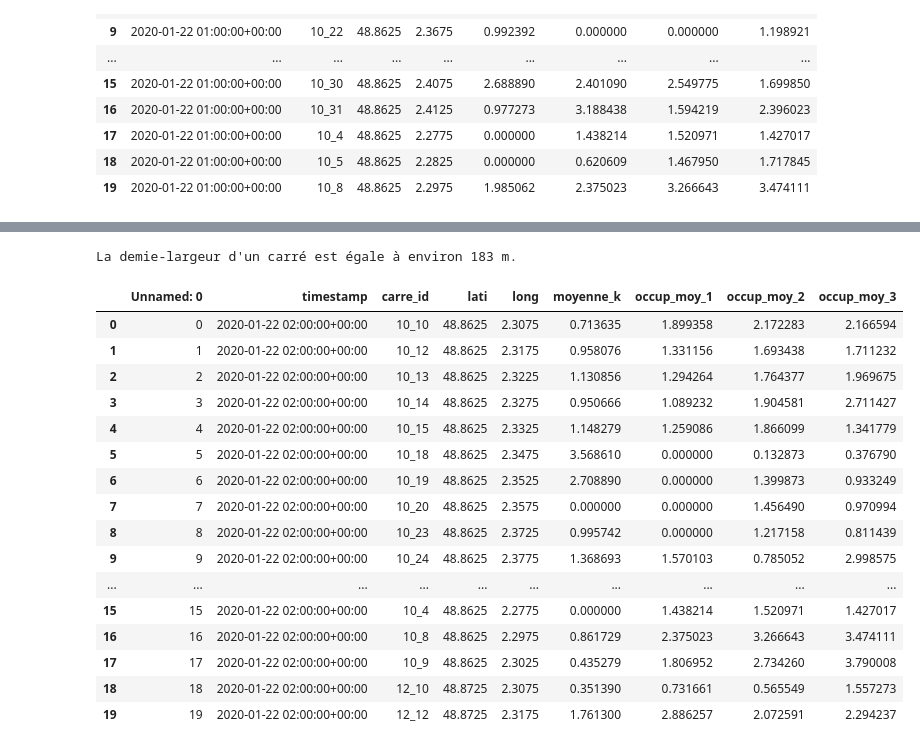
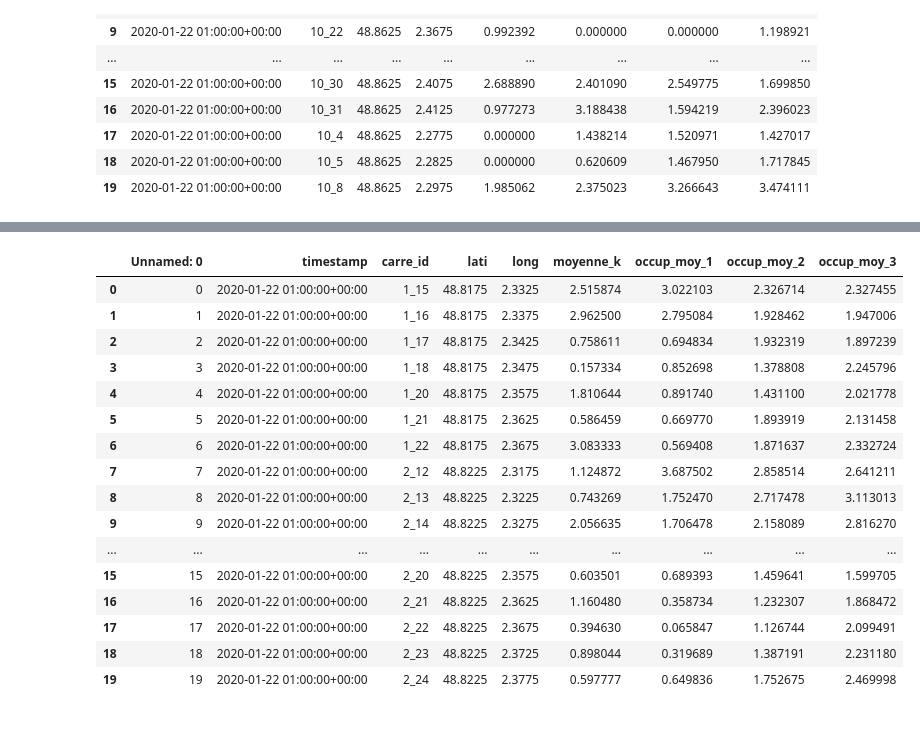
Before and after one commit to dantruski/Projet-Python-DS-Belib, a Jupyter notebook: main.ipynb, the cells around one changed output, grey strips where cells are left out. Saved outputs shown, nothing was run; the diff lists cells and outputs as text; code cells hidden in the pictures.

```diff
--- a/main.ipynb
+++ b/main.ipynb
@@ -396,13 +388,0 @@ où $distance_i$ est la distance du centre du carré à la $i$ème station la pl
-# %%
-def haversine(lat1, lon1, lat2, lon2): #distance de Haversine, pour calculer la distance entre 2 points dont on connaît les coordonnées géographiques.
-    R = 6371  # Rayon de la Terre en kilomètres
-    dlat = np.radians(lat2 - lat1)
-    dlon = np.radians(lon2 - lon1)
-    a = np.sin(dlat / 2) ** 2 + np.cos(np.radians(lat1)) * np.cos(np.radians(lat2)) * np.sin(dlon / 2) ** 2
-    c = 2 * np.atan2(np.sqrt(a), np.sqrt(1 - a))
-    return R * c
-
-l_carre = haversine (48.8225,2.3725,48.8225,2.375)
-print('La demie-largeur d\'un carré est égale à environ {} m.'.format(int(l_carre*1000)))
-# %% [output]
-La demie-largeur d'un carré est égale à environ 183 m.
@@ -413,24 +389,24 @@ df_neighbors['occup_moy_1']=df_neighbors['taux_occup_closest_1']*(df_neighbors['
 # %%
-df_final=pd.read_csv('k_et_occup_carre.csv')
+df_final=pd.read_csv('csv/Final.csv')
 df_final.head(20)
 # %% [output]
 |  | Unnamed: 0 | timestamp | carre_id | lati | long | moyenne_k | occup_moy_1 | occup_moy_2 | occup_moy_3 |
-| 0 | 0 | 2020-01-22 02:00:00+00:00 | 10_10 | 48.8625 | 2.3075 | 0.713635 | 1.899358 | 2.172283 | 2.166594 |
-| 1 | 1 | 2020-01-22 02:00:00+00:00 | 10_12 | 48.8625 | 2.3175 | 0.958076 | 1.331156 | 1.693438 | 1.711232 |
-| 2 | 2 | 2020-01-22 02:00:00+00:00 | 10_13 | 48.8625 | 2.3225 | 1.130856 | 1.294264 | 1.764377 | 1.969675 |
-| 3 | 3 | 2020-01-22 02:00:00+00:00 | 10_14 | 48.8625 | 2.3275 | 0.950666 | 1.089232 | 1.904581 | 2.711427 |
-| 4 | 4 | 2020-01-22 02:00:00+00:00 | 10_15 | 48.8625 | 2.3325 | 1.148279 | 1.259086 | 1.866099 | 1.341779 |
-| 5 | 5 | 2020-01-22 02:00:00+00:00 | 10_18 | 48.8625 | 2.3475 | 3.568610 | 0.000000 | 0.132873 | 0.376790 |
-| 6 | 6 | 2020-01-22 02:00:00+00:00 | 10_19 | 48.8625 | 2.3525 | 2.708890 | 0.000000 | 1.399873 | 0.933249 |
-| 7 | 7 | 2020-01-22 02:00:00+00:00 | 10_20 | 48.8625 | 2.3575 | 0.000000 | 0.000000 | 1.456490 | 0.970994 |
-| 8 | 8 | 2020-01-22 02:00:00+00:00 | 10_23 | 48.8625 | 2.3725 | 0.995742 | 0.000000 | 1.217158 | 0.811439 |
-| 9 | 9 | 2020-01-22 02:00:00+00:00 | 10_24 | 48.8625 | 2.3775 | 1.368693 | 1.570103 | 0.785052 | 2.998575 |
+| 0 | 0 | 2020-01-22 01:00:00+00:00 | 1_15 | 48.8175 | 2.3325 | 2.515874 | 3.022103 | 2.326714 | 2.327455 |
+| 1 | 1 | 2020-01-22 01:00:00+00:00 | 1_16 | 48.8175 | 2.3375 | 2.962500 | 2.795084 | 1.928462 | 1.947006 |
+| 2 | 2 | 2020-01-22 01:00:00+00:00 | 1_17 | 48.8175 | 2.3425 | 0.758611 | 0.694834 | 1.932319 | 1.897239 |
+| 3 | 3 | 2020-01-22 01:00:00+00:00 | 1_18 | 48.8175 | 2.3475 | 0.157334 | 0.852698 | 1.378808 | 2.245796 |
+| 4 | 4 | 2020-01-22 01:00:00+00:00 | 1_20 | 48.8175 | 2.3575 | 1.810644 | 0.891740 | 1.431100 | 2.021778 |
+| 5 | 5 | 2020-01-22 01:00:00+00:00 | 1_21 | 48.8175 | 2.3625 | 0.586459 | 0.669770 | 1.893919 | 2.131458 |
+| 6 | 6 | 2020-01-22 01:00:00+00:00 | 1_22 | 48.8175 | 2.3675 | 3.083333 | 0.569408 | 1.871637 | 2.332724 |
+| 7 | 7 | 2020-01-22 01:00:00+00:00 | 2_12 | 48.8225 | 2.3175 | 1.124872 | 3.687502 | 2.858514 | 2.641211 |
+| 8 | 8 | 2020-01-22 01:00:00+00:00 | 2_13 | 48.8225 | 2.3225 | 0.743269 | 1.752470 | 2.717478 | 3.113013 |
+| 9 | 9 | 2020-01-22 01:00:00+00:00 | 2_14 | 48.8225 | 2.3275 | 2.056635 | 1.706478 | 2.158089 | 2.816270 |
 | ... | ... | ... | ... | ... | ... | ... | ... | ... | ... |
-| 15 | 15 | 2020-01-22 02:00:00+00:00 | 10_4 | 48.8625 | 2.2775 | 0.000000 | 1.438214 | 1.520971 | 1.427017 |
-| 16 | 16 | 2020-01-22 02:00:00+00:00 | 10_8 | 48.8625 | 2.2975 | 0.861729 | 2.375023 | 3.266643 | 3.474111 |
-| 17 | 17 | 2020-01-22 02:00:00+00:00 | 10_9 | 48.8625 | 2.3025 | 0.435279 | 1.806952 | 2.734260 | 3.790008 |
-| 18 | 18 | 2020-01-22 02:00:00+00:00 | 12_10 | 48.8725 | 2.3075 | 0.351390 | 0.731661 | 0.565549 | 1.557273 |
-| 19 | 19 | 2020-01-22 02:00:00+00:00 | 12_12 | 48.8725 | 2.3175 | 1.761300 | 2.886257 | 2.072591 | 2.294237 |
+| 15 | 15 | 2020-01-22 01:00:00+00:00 | 2_20 | 48.8225 | 2.3575 | 0.603501 | 0.689393 | 1.459641 | 1.599705 |
+| 16 | 16 | 2020-01-22 01:00:00+00:00 | 2_21 | 48.8225 | 2.3625 | 1.160480 | 0.358734 | 1.232307 | 1.868472 |
+| 17 | 17 | 2020-01-22 01:00:00+00:00 | 2_22 | 48.8225 | 2.3675 | 0.394630 | 0.065847 | 1.126744 | 2.099491 |
+| 18 | 18 | 2020-01-22 01:00:00+00:00 | 2_23 | 48.8225 | 2.3725 | 0.898044 | 0.319689 | 1.387191 | 2.231180 |
+| 19 | 19 | 2020-01-22 01:00:00+00:00 | 2_24 | 48.8225 | 2.3775 | 0.597777 | 0.649836 | 1.752675 | 2.469998 |
 # %%
 from scipy.stats import pearsonr
 
```
Also changed, not shown: parts of 6 cells of this notebook, 3 other files.
